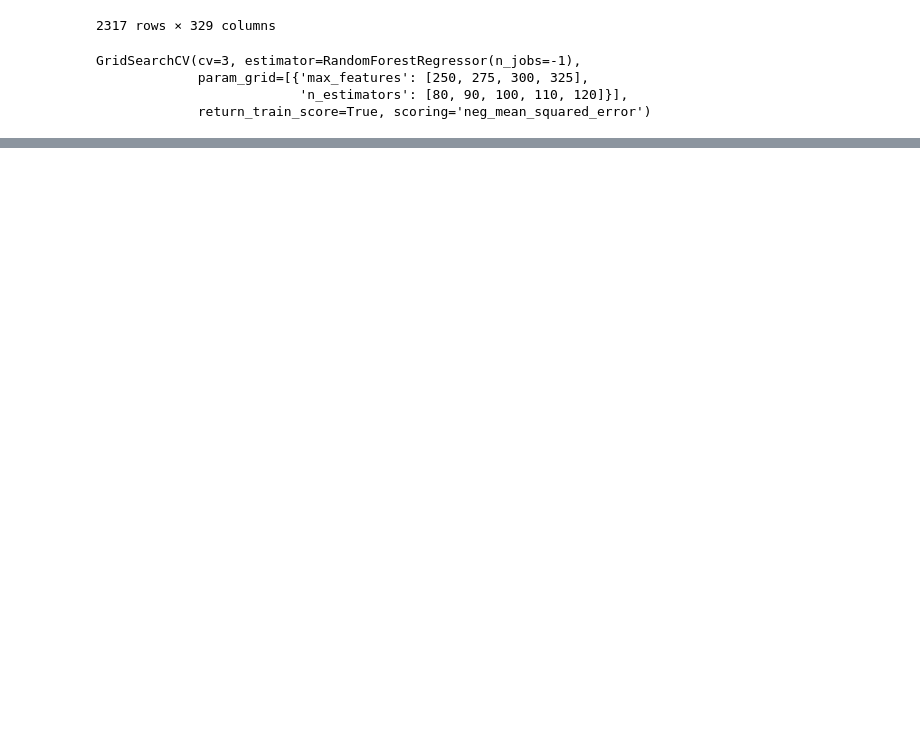
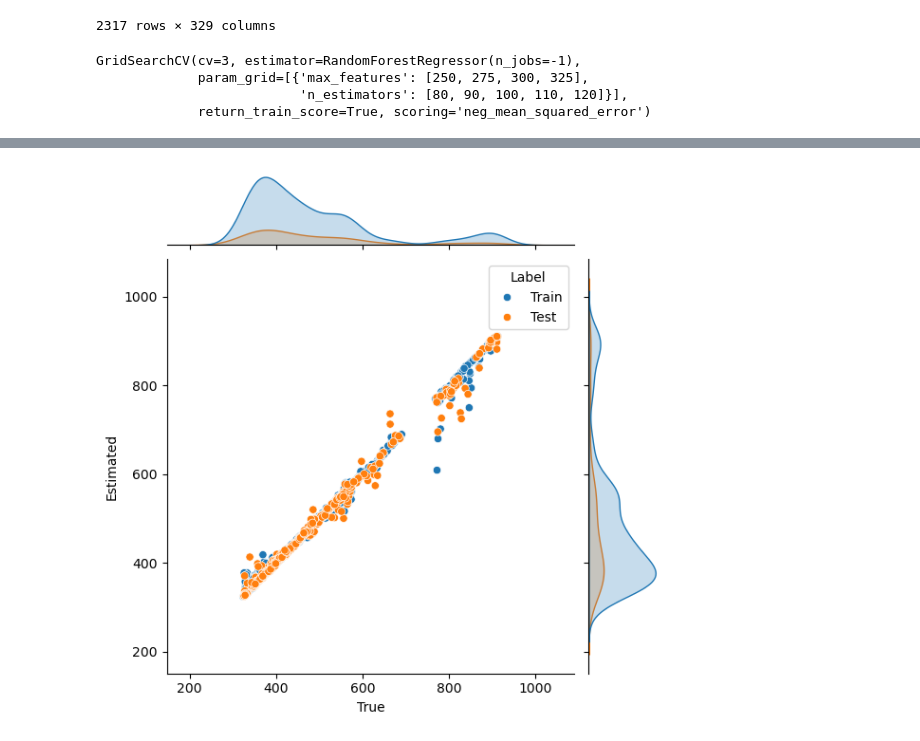
Before and after one commit to mi3nts/Compare_PSD, a Jupyter notebook: CO2/CO2_WM.ipynb, the cells around one changed output, grey strips where cells are left out. Saved outputs shown, nothing was run; the diff lists cells and outputs as text; code cells hidden in the pictures; blank space fills up the shorter version.

Commit message:
Updated plot with marginal distribution

```diff
--- a/CO2/CO2_WM.ipynb
+++ b/CO2/CO2_WM.ipynb
@@ -207,0 +200,18 @@ plt.show()
+# %%
+## steps to convert train and test to pandas dataframe to plot in seaborn
+
+y_train_np=y_train.to_numpy() ## convert dtype to numpy to plot from seaborn
+y_test_np=y_test.to_numpy()
+
+df1=pd.DataFrame(y_train_np, columns=['True'])
+df2=pd.DataFrame(train_prediction_RF, columns=['Estimated'])
+df3=pd.concat([df1, df2],axis=1)
+df3['Label']='Train'
+
+df4=pd.DataFrame(y_test_np, columns=['True'])
+df5=pd.DataFrame(test_prediction_RF, columns=['Estimated'])
+df6=pd.concat([df4, df5],axis=1)
+df6['Label']='Test'
+
+sns_df=pd.concat([df3,df6])
+sns_df
@@ -208,3 +232,9 @@ plt.show()
+# %%
+sns.jointplot(data=sns_df, x='True', y='Estimated', kind="scatter", hue='Label')
+
+plt.show()
+# %% [output]
+[figure, added]
 # %%
 ## Lets plot the scatter plot
 
```
Also changed, not shown: parts of 15 cells of this notebook.
